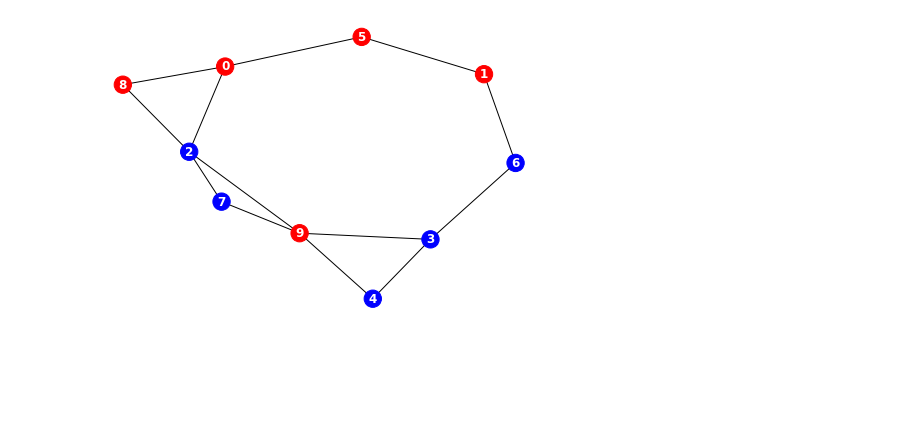
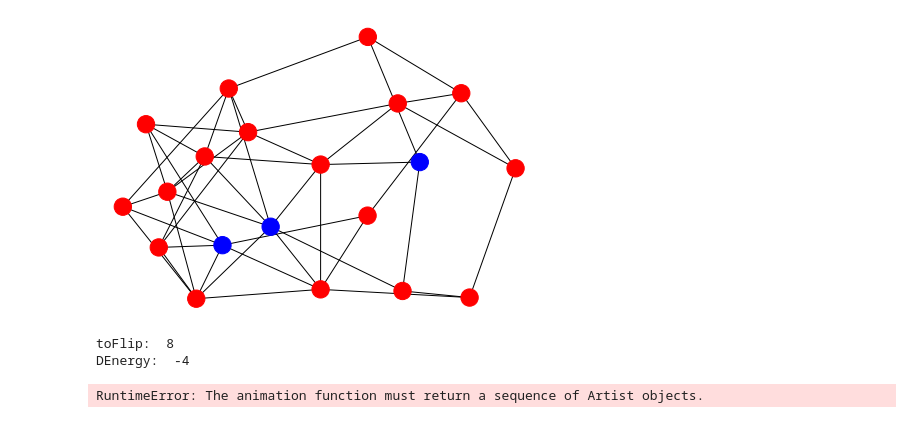
Before and after one commit to Balint831/Ising-spins-on-networks, a Jupyter notebook: main.ipynb, the cells around one changed output. Saved outputs shown, nothing was run; the diff lists cells and outputs as text; code cells hidden in the pictures; blank space fills up the shorter version.

```diff
--- a/main.ipynb
+++ b/main.ipynb
@@ -1,11 +1,14 @@
 # %%
 import networkx as nx
 import numpy as np
-
+import matplotlib.pyplot as plt
+from matplotlib import animation
 
 colorDict = {-1: "red", 1: "blue"}
 beta_j = 0.08
 
-
-G = nx.fast_gnp_random_graph(10, 0.3)
+G = nx.fast_gnp_random_graph(20, 0.2)
 spins = np.random.choice([-1,1], len(G.nodes))
+pos = nx.spring_layout(G)
+colorMap = [colorDict[element] for element in spins]
+nx.draw(G, pos = pos, font_color="white",  font_weight = "bold", node_color=colorMap)
@@ -12,14 +21,34 @@ spins = np.random.choice([-1,1], len(G.nodes))
 # %%
 
-toFlip = np.random.choice(np.arange(len(G.nodes)))
-neighbours = list(G.adj[ toFlip ])
+def anim(i):
+    toFlip = np.random.choice( np.arange(len(G.nodes)) )
+    print("toFlip: ",toFlip)
+    neighbours = list(G.adj[ toFlip ])
 
-DEnergy = 2* spins[toFlip] * ( spins[neighbours].sum())
-if DEnergy < 0:
-    spins[toFlip] =
+    DEnergy = 2 * spins[toFlip] * ( spins[neighbours].sum() )
+    print("DEnergy: ",DEnergy)
+
+    if DEnergy < 0:
+        spins[toFlip] *= -1
+    elif DEnergy == 0:
+        spins[toFlip] *= np.random.choice([-1,1])
+    elif DEnergy > 0:
+        spins[toFlip] *= np.random.choice([-1,1], p = [ np.exp(-beta_j  * DEnergy), 1 - np.exp(-beta_j  * DEnergy) ])
+
+    colorMap = [colorDict[element] for element in spins]
+    nx.draw(G, pos = pos, font_color="white",  font_weight = "bold", node_color=colorMap)
 # %%
 colorMap = [colorDict[element] for element in spins]
 # %%
-nx.draw(G,with_labels=True, font_color="white",  font_weight = "bold", node_color=colorMap)
+nx.draw(G, pos = pos, font_color="white",  font_weight = "bold", node_color=colorMap)
 # %% [output]
-[figure, old version]
+[figure, new version]
+# %%
+fig = plt.figure()
+ax = fig.add_subplot(111, autoscale_on=False, xlim=(-2, 2), ylim=(-2, 2))
+ani = animation.FuncAnimation(fig, anim, frames = 6,
+                              interval=15, blit=True)
+# %% [output]
+toFlip:  8
+DEnergy:  -4
+RuntimeError: The animation function must return a sequence of Artist objects.
```
Also changed, not shown: parts of 2 cells of this notebook, 2 other files.
